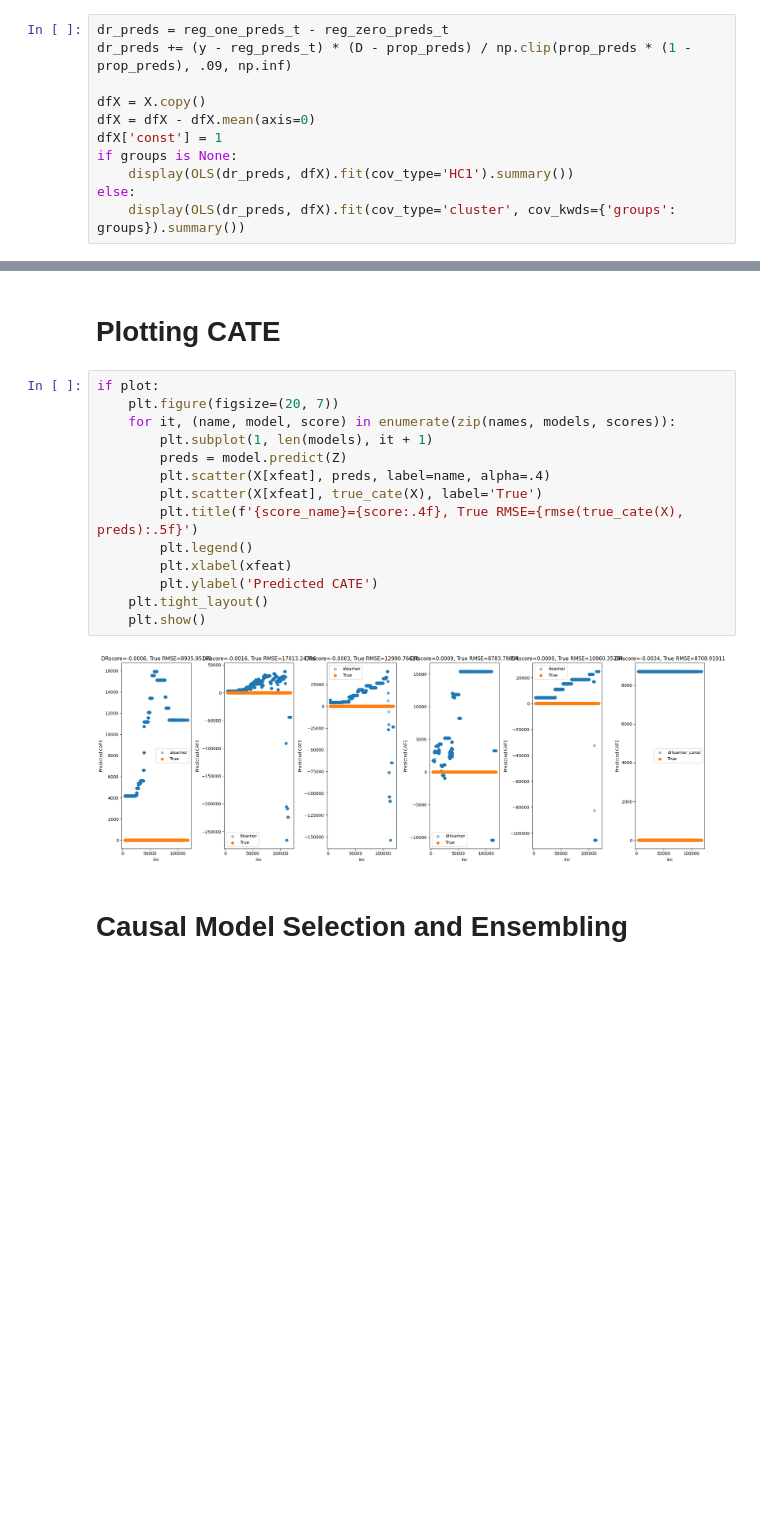
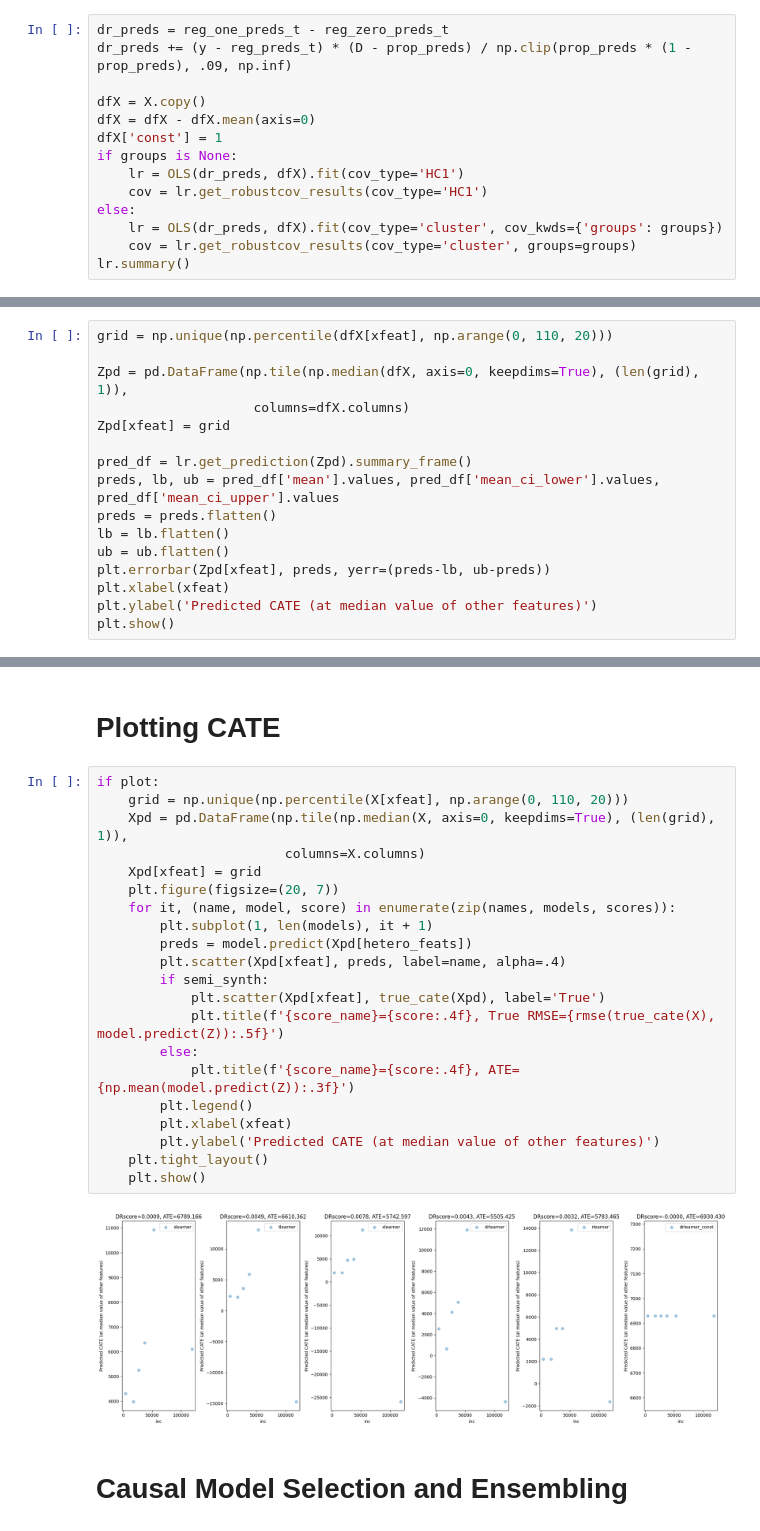
Before and after one commit to stanford-msande228/winter23, a Jupyter notebook: CATE-estimation.ipynb, the cells around one changed output, grey strips where cells are left out. Drawn from its saved outputs; the diff is of its cells as text; blank space fills up the shorter version.

Commit message:
updates on cate notebook

```diff
--- a/CATE-estimation.ipynb
+++ b/CATE-estimation.ipynb
@@ -448,8 +450,11 @@ dfX = X.copy()
 dfX = dfX - dfX.mean(axis=0)
 dfX['const'] = 1
 if groups is None:
-    display(OLS(dr_preds, dfX).fit(cov_type='HC1').summary())
+    lr = OLS(dr_preds, dfX).fit(cov_type='HC1')
+    cov = lr.get_robustcov_results(cov_type='HC1')
 else:
-    display(OLS(dr_preds, dfX).fit(cov_type='cluster', cov_kwds={'groups': groups}).summary())
+    lr = OLS(dr_preds, dfX).fit(cov_type='cluster', cov_kwds={'groups': groups})
+    cov = lr.get_robustcov_results(cov_type='cluster', groups=groups)
+lr.summary()
 # %% [output]
 OLS Regression Results
@@ -488,0 +530,16 @@ strong multicollinearity problems or that the design matrix is singular.
+# %%
+grid = np.unique(np.percentile(dfX[xfeat], np.arange(0, 110, 20)))
+
+Zpd = pd.DataFrame(np.tile(np.median(dfX, axis=0, keepdims=True), (len(grid), 1)),
+                    columns=dfX.columns)
+Zpd[xfeat] = grid
+
+pred_df = lr.get_prediction(Zpd).summary_frame()
+preds, lb, ub = pred_df['mean'].values, pred_df['mean_ci_lower'].values, pred_df['mean_ci_upper'].values
+preds = preds.flatten()
+lb = lb.flatten()
+ub = ub.flatten()
+plt.errorbar(Zpd[xfeat], preds, yerr=(preds-lb, ub-preds))
+plt.xlabel(xfeat)
+plt.ylabel('Predicted CATE (at median value of other features)')
+plt.show()
@@ -744,20 +820,27 @@ print([f'{name}: {score:.4f}' for name, score in zip(names, scores)])
 # Plotting CATE
 # %%
 if plot:
+    grid = np.unique(np.percentile(X[xfeat], np.arange(0, 110, 20)))
+    Xpd = pd.DataFrame(np.tile(np.median(X, axis=0, keepdims=True), (len(grid), 1)),
+                        columns=X.columns)
+    Xpd[xfeat] = grid
     plt.figure(figsize=(20, 7))
     for it, (name, model, score) in enumerate(zip(names, models, scores)):
         plt.subplot(1, len(models), it + 1)
-        preds = model.predict(Z)
-        plt.scatter(X[xfeat], preds, label=name, alpha=.4)
-        plt.scatter(X[xfeat], true_cate(X), label='True')
-        plt.title(f'{score_name}={score:.4f}, True RMSE={rmse(true_cate(X), preds):.5f}')
+        preds = model.predict(Xpd[hetero_feats])
+        plt.scatter(Xpd[xfeat], preds, label=name, alpha=.4)
+        if semi_synth:
+            plt.scatter(Xpd[xfeat], true_cate(Xpd), label='True')
+            plt.title(f'{score_name}={score:.4f}, True RMSE={rmse(true_cate(X), model.predict(Z)):.5f}')
+        else:
+            plt.title(f'{score_name}={score:.4f}, ATE={np.mean(model.predict(Z)):.3f}')
         plt.legend()
         plt.xlabel(xfeat)
-        plt.ylabel('Predicted CATE')
+        plt.ylabel('Predicted CATE (at median value of other features)')
     plt.tight_layout()
     plt.show()
 # %% [output]
-[figure, old version]
+[figure, new version]
 # %% [markdown]
 # Causal Model Selection and Ensembling
 # %% [markdown]
```
Also changed, not shown: parts of 57 cells of this notebook, 3 other files.
